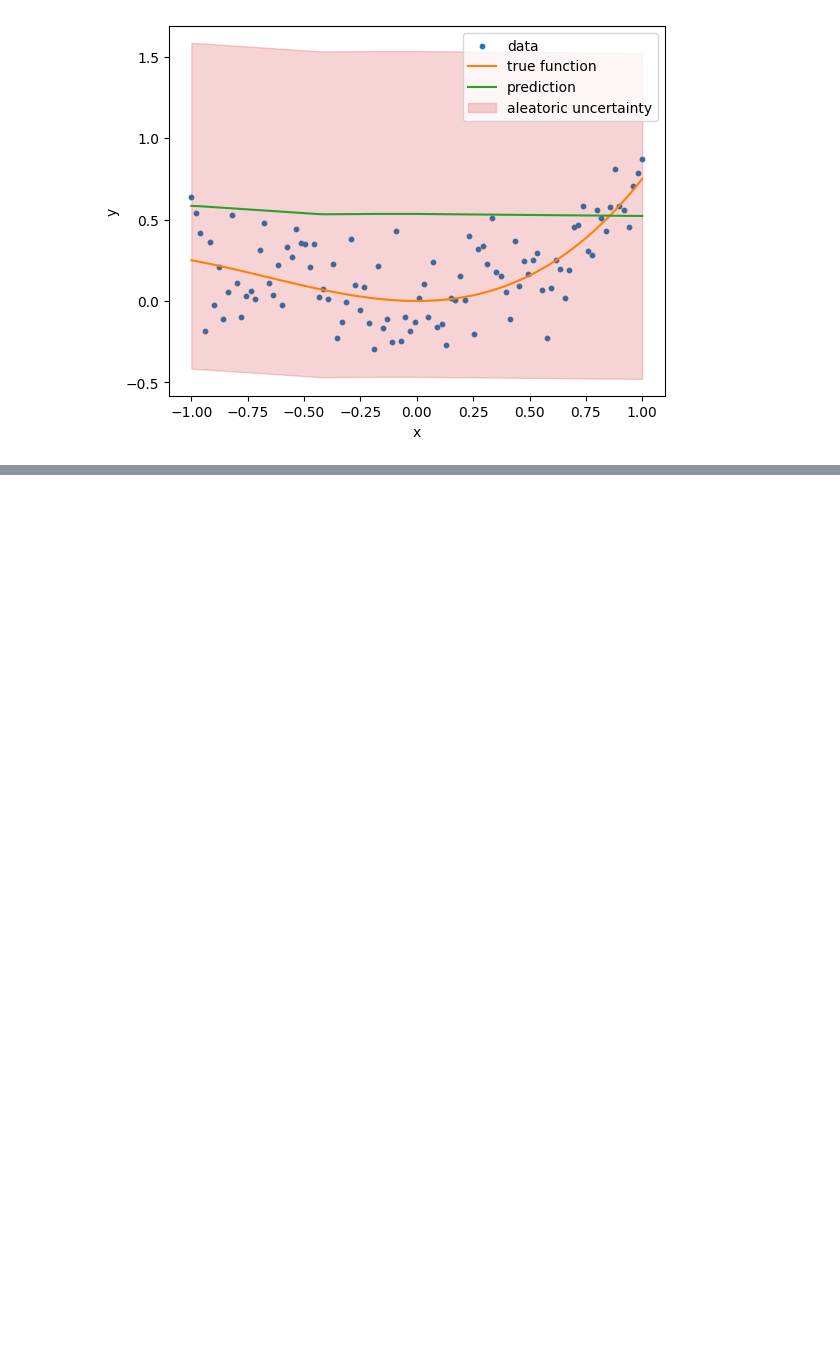
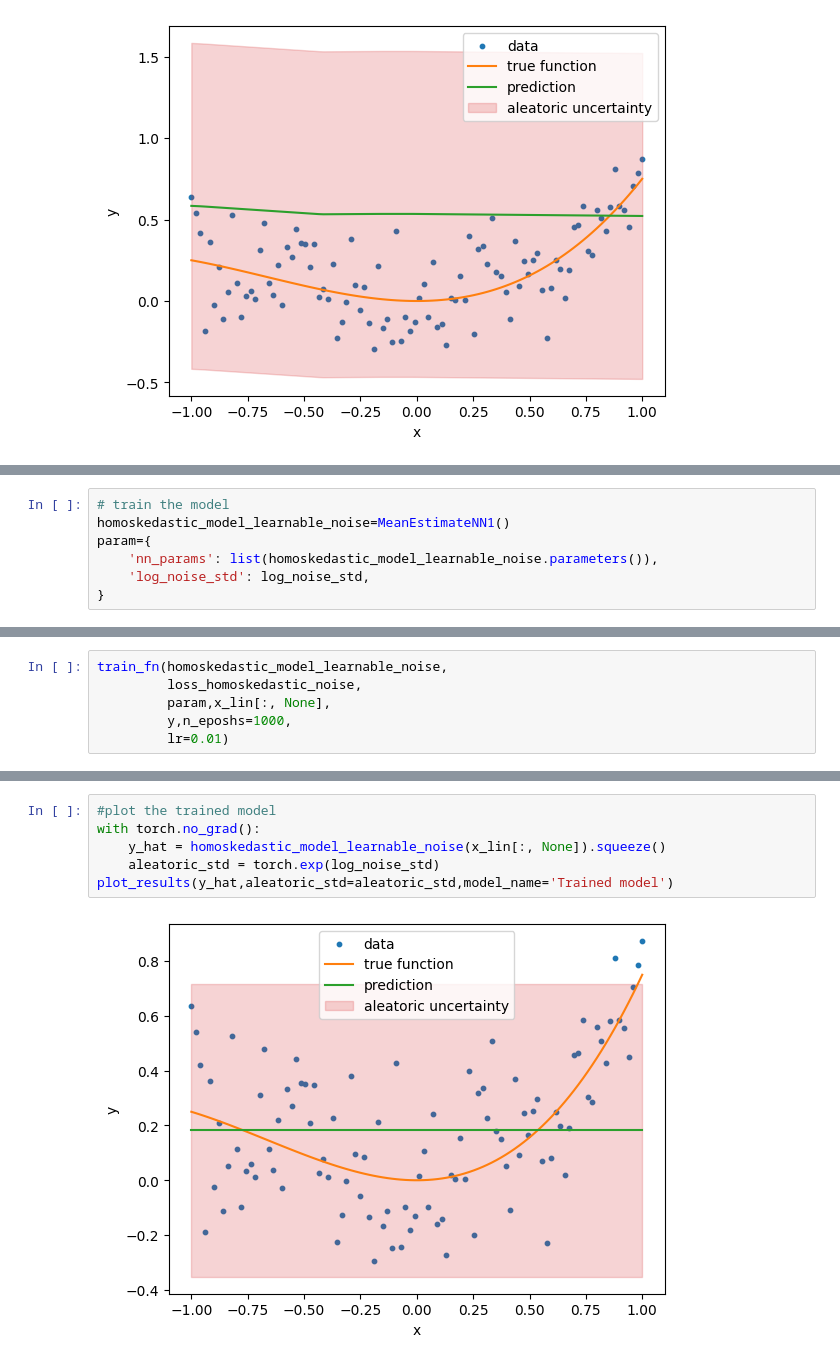
Before and after one commit to rishabh-mondal/Probabilistic-machine-learning, a Jupyter notebook: different_uncertainity_nn.ipynb, the cells around one changed output, grey strips where cells are left out. Drawn from its saved outputs; the diff is of its cells as text; blank space fills up the shorter version.

```diff
--- a/different_uncertainity_nn.ipynb
+++ b/different_uncertainity_nn.ipynb
@@ -85,0 +162,7 @@ plot_results(y_hat,aleatoric_std=torch.exp(fixed_log_noise_std),model_name='Untr
+# %%
+# train the model
+homoskedastic_model_learnable_noise=MeanEstimateNN1()
+param={
+    'nn_params': list(homoskedastic_model_learnable_noise.parameters()),
+    'log_noise_std': log_noise_std,
+}
@@ -85,0 +219,6 @@ plot_results(y_hat,aleatoric_std=torch.exp(fixed_log_noise_std),model_name='Untr
+# %%
+train_fn(homoskedastic_model_learnable_noise,
+         loss_homoskedastic_noise,
+         param,x_lin[:, None],
+         y,n_eposhs=1000,
+         lr=0.01)
@@ -85,0 +247,8 @@ plot_results(y_hat,aleatoric_std=torch.exp(fixed_log_noise_std),model_name='Untr
+# %%
+#plot the trained model
+with torch.no_grad():
+    y_hat = homoskedastic_model_learnable_noise(x_lin[:, None]).squeeze()
+    aleatoric_std = torch.exp(log_noise_std)
+plot_results(y_hat,aleatoric_std=aleatoric_std,model_name='Trained model')
+# %% [output]
+[figure, added]
```
Also changed, not shown: parts of 26 cells of this notebook, 1 other file.
